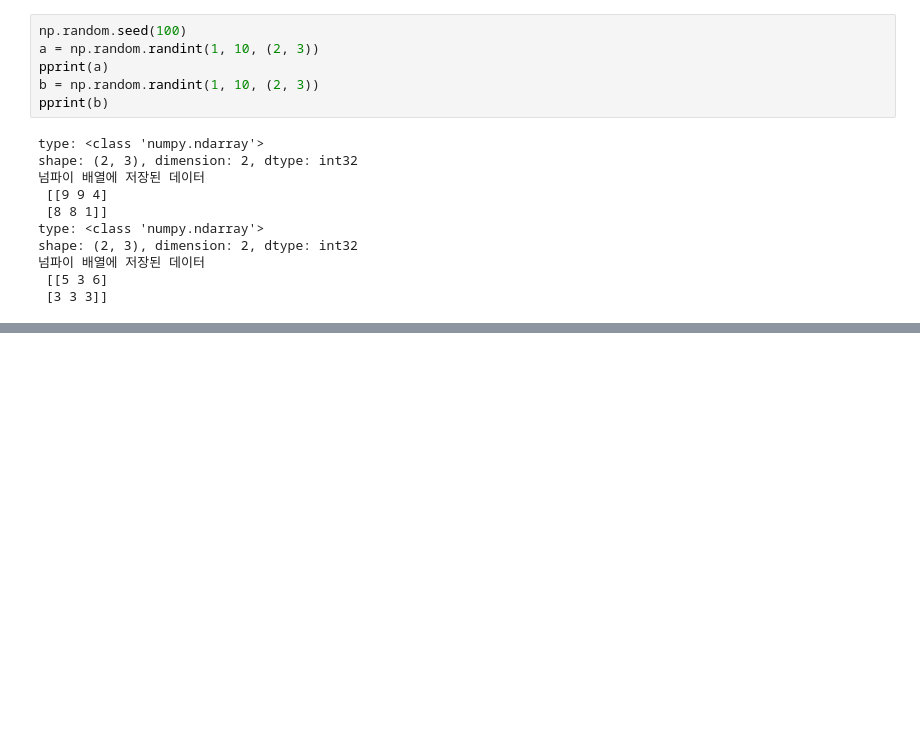
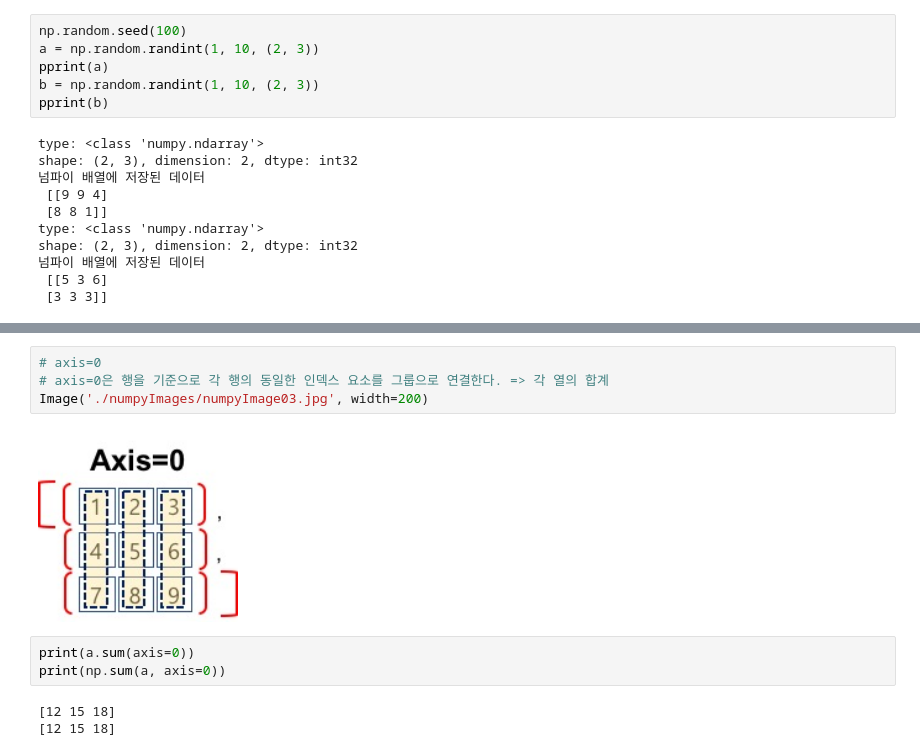
Before and after one commit to Ryujongwoo/kookgi_11gi, a Jupyter notebook: 20211101_092/02_Numpy_2.ipynb, the cells around one changed output, grey strips where cells are left out. Drawn from its saved outputs; the diff is of its cells as text; blank space fills up the shorter version.

```diff
--- a/20211101_092/02_Numpy_2.ipynb
+++ b/20211101_092/02_Numpy_2.ipynb
@@ -45,0 +247,12 @@ np.save('./output/my_array1', a)
+# %%
+# axis=0
+# axis=0은 행을 기준으로 각 행의 동일한 인덱스 요소를 그룹으로 연결한다. => 각 열의 합계
+Image('./numpyImages/numpyImage03.jpg', width=200)
+# %% [output]
+[figure, added]
+# %%
+print(a.sum(axis=0))
+print(np.sum(a, axis=0))
+# %% [output]
+[12 15 18]
+[12 15 18]
```
Also changed, not shown: parts of 57 cells of this notebook, 2 other files.
